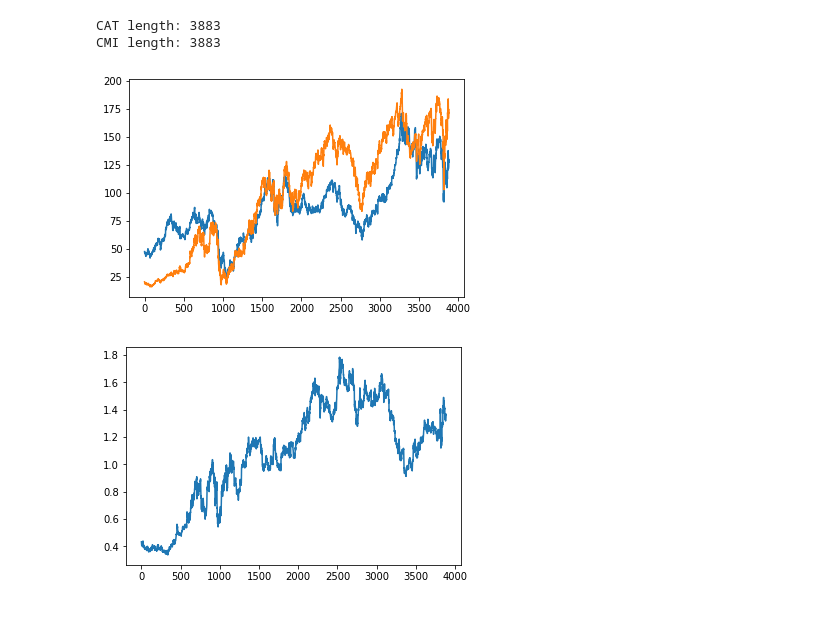
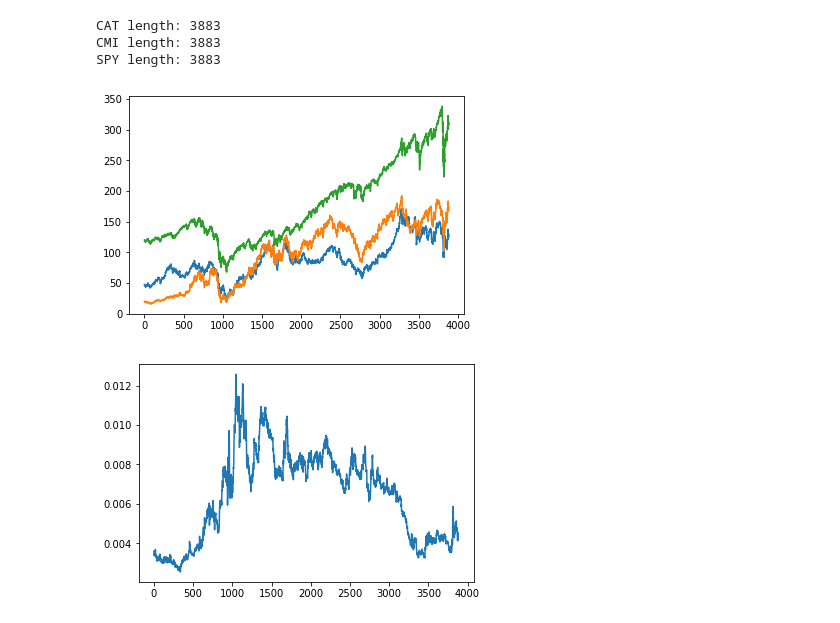
Before and after one commit to alangshur/temporal-convnet-trader, a Jupyter notebook: exp/pair.ipynb, the cells around one changed output. Saved outputs shown, nothing was run; the diff lists cells and outputs as text; code cells hidden in the pictures.

```diff
--- a/exp/pair.ipynb
+++ b/exp/pair.ipynb
@@ -12,18 +13,21 @@ spy = np.array(list(csv.reader(spy_f)))[:, 4].astype(np.float64)
 # %%
 print('CAT length: {}'.format(cat.shape[0]))
 print('CMI length: {}'.format(cmi.shape[0]))
+print('SPY length: {}'.format(spy.shape[0]))
 # %% [output]
 CAT length: 3883
 CMI length: 3883
+SPY length: 3883
 # %%
 plt.plot(cat)
 plt.plot(cmi)
+plt.plot(spy)
 plt.show()
 # %% [output]
-[figure, old version]
+[figure, new version]
 # %%
-ratio = cmi / cat
+ratio = cmi / (cat * spy)
 plt.plot(ratio)
 plt.show()
 # %% [output]
-[figure, old version]
+[figure, new version]
```
Also changed, not shown: parts of 6 cells of this notebook.
